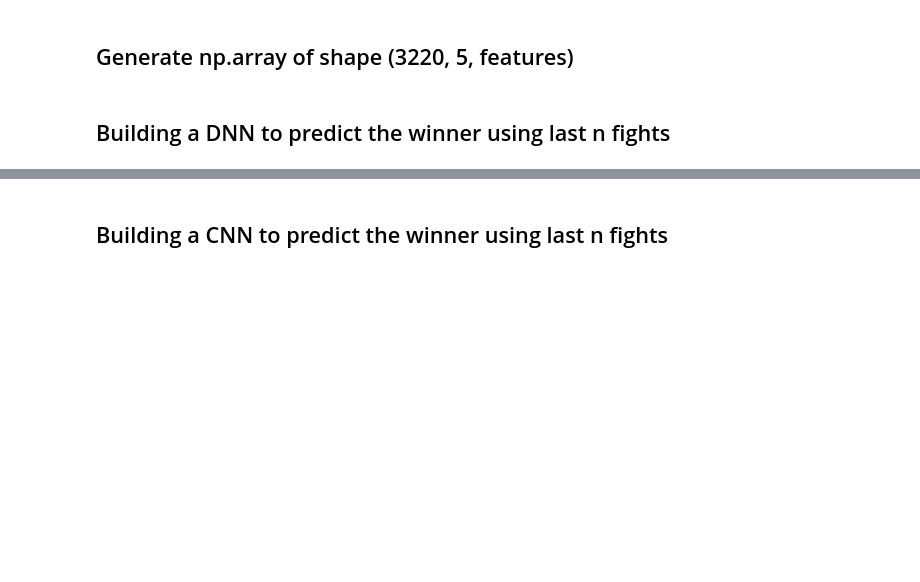
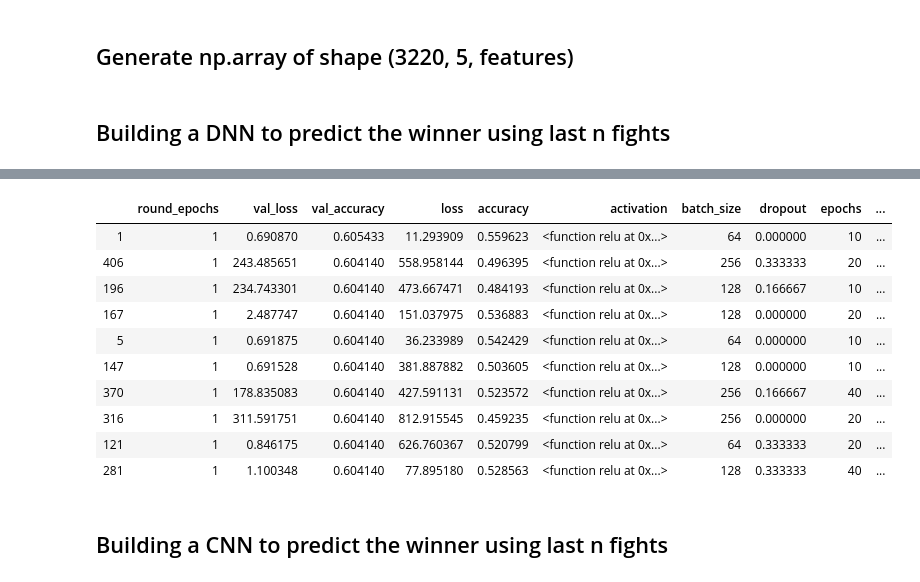
Before and after one commit to JamesPeralta/UFC-Fight-Predictor, a Jupyter notebook: predict_on_last_n_fights/DNN.ipynb, the cells around one changed output, grey strips where cells are left out. Drawn from its saved outputs; the diff is of its cells as text; code cells hidden in the pictures; blank space fills up the shorter version.

```diff
--- a/predict_on_last_n_fights/DNN.ipynb
+++ b/predict_on_last_n_fights/DNN.ipynb
@@ -76,6 +114,7 @@ X_train, X_test, y_train, y_test = collapse_n_fights()
 # %%
 # Create the Neural Network
-model = get_dnn()
+model = ta.Scan(x=X_train,
+               y=y_train,
+               model=get_dnn,
+               params=dnn_params,
+               experiment_name="UFC_5_Fight_Predictor")
-# %%
-# Train Neural Network
-history = model.fit(X_train, y_train, epochs=50, batch_size=64, validation_data=(X_test, y_test))
@@ -84,0 +121,18 @@ plot_training_results(history)
+# %%
+results_df = model.data
+# %%
+top_10_dnn = results_df.sort_values(by=['val_accuracy'], ascending=False).head(10)
+# %%
+top_10_dnn
+# %% [output]
+|  | round_epochs | val_loss | val_accuracy | loss | accuracy | activation | batch_size | dropout | epochs | ... |
+| 1 | 1 | 0.690870 | 0.605433 | 11.293909 | 0.559623 | <function relu at 0x...> | 64 | 0.000000 | 10 | ... |
+| 406 | 1 | 243.485651 | 0.604140 | 558.958144 | 0.496395 | <function relu at 0x...> | 256 | 0.333333 | 20 | ... |
+| 196 | 1 | 234.743301 | 0.604140 | 473.667471 | 0.484193 | <function relu at 0x...> | 128 | 0.166667 | 10 | ... |
+| 167 | 1 | 2.487747 | 0.604140 | 151.037975 | 0.536883 | <function relu at 0x...> | 128 | 0.000000 | 20 | ... |
+| 5 | 1 | 0.691875 | 0.604140 | 36.233989 | 0.542429 | <function relu at 0x...> | 64 | 0.000000 | 10 | ... |
+| 147 | 1 | 0.691528 | 0.604140 | 381.887882 | 0.503605 | <function relu at 0x...> | 128 | 0.000000 | 10 | ... |
+| 370 | 1 | 178.835083 | 0.604140 | 427.591131 | 0.523572 | <function relu at 0x...> | 256 | 0.166667 | 40 | ... |
+| 316 | 1 | 311.591751 | 0.604140 | 812.915545 | 0.459235 | <function relu at 0x...> | 256 | 0.000000 | 20 | ... |
+| 121 | 1 | 0.846175 | 0.604140 | 626.760367 | 0.520799 | <function relu at 0x...> | 64 | 0.333333 | 20 | ... |
+| 281 | 1 | 1.100348 | 0.604140 | 77.895180 | 0.528563 | <function relu at 0x...> | 128 | 0.333333 | 40 | ... |
```
Also changed, not shown: parts of 29 cells of this notebook, 24 other files.
